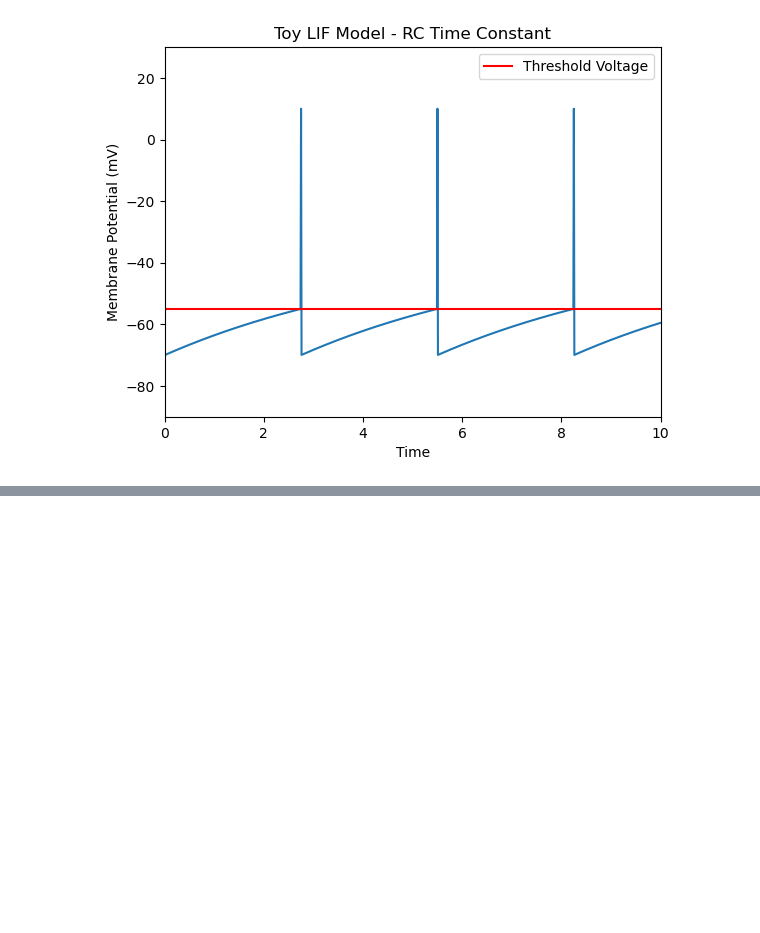
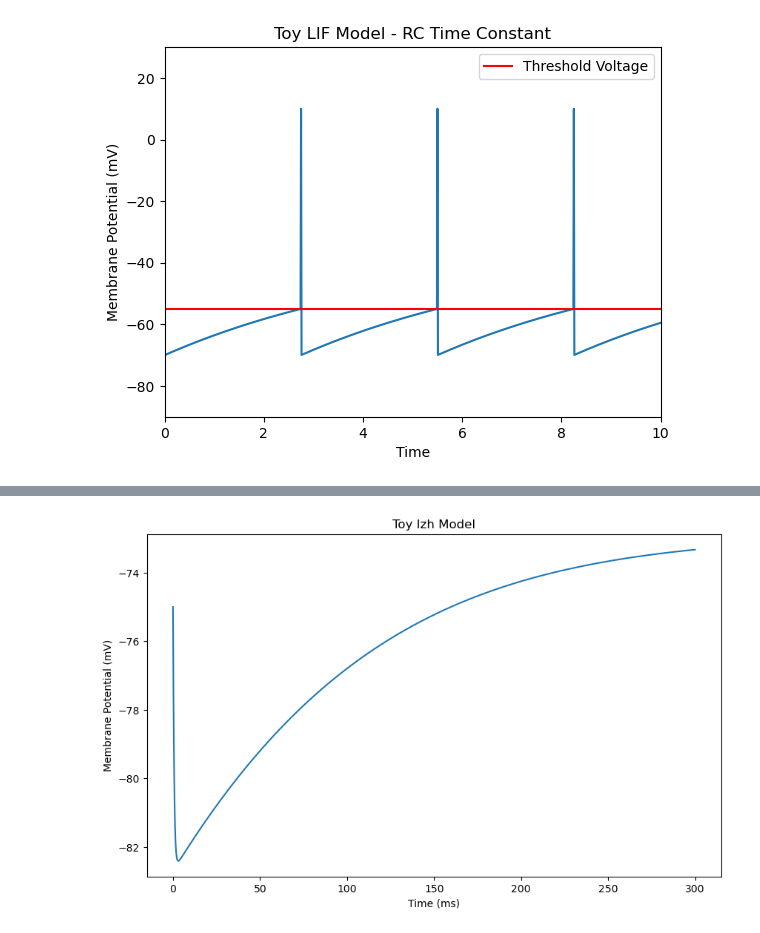
Before and after one commit to brittahn/CASMA665, a Jupyter notebook: Independent Work/Toy INF LIF.ipynb, the cells around one changed output, grey strips where cells are left out. Saved outputs shown, nothing was run; the diff lists cells and outputs as text; code cells hidden in the pictures; blank space fills up the shorter version.

```diff
--- a/Independent Work/Toy INF LIF.ipynb
+++ b/Independent Work/Toy INF LIF.ipynb
@@ -329,0 +339,47 @@ plt.show()
+# %%
+"""
+Run the above code for dvdt and dudt functions
+"""
+
+# Define variables
+I=1     # injected current  #
+a=0.01  # time scale of recovery variable u
+b=0.15
+c=-50   # mV
+d=2
+t_sim=300  # simulation time
+dt=0.1      # time step
+
+
+# Initialize t, u, v arrays
+t_values=np.arange(0, t_sim, dt)  # times
+u_values=np.zeros(t_values.size)  # empty array of membrane recovery values
+v_values=np.zeros(t_values.size)  # empty array of voltages
+v_values[0]=-75                   # initial voltage (mV)
+u_values[0]=1                     # initial membrane recovery value
+
+
+# Build arrays of voltages and membrane recovery values.
+for i in range(t_values.size - 1):  # 0 to 99
+
+    if v_values[i]>=30:                # if v>=30 mV, => reset s.t. (v = c) and (u = u+d)
+        v_values[i] = c
+        u_values[i] = u_values[i]+d
+
+    else:
+        dv = dvdt(v_values[i], u_values[i], I)
+        du = dudt(a, b, v_values[i], u_values[i])
+        v_values[i+1] = (v_values[i] + dv*dt)
+        u_values[i+1] = (u_values[i] + du*dt)
+
+
+# Plot voltage trace
+plt.figure(figsize=(10,6))
+plt.plot(t_values, v_values)
+# plt.plot(t_values[2800:], v_values[2800:])
+plt.title("Toy Izh Model")
+plt.xlabel("Time (ms)")
+plt.ylabel("Membrane Potential (mV)")
+plt.show()
+# %% [output]
+[figure, added]
```
Also changed, not shown: parts of 3 cells of this notebook.
